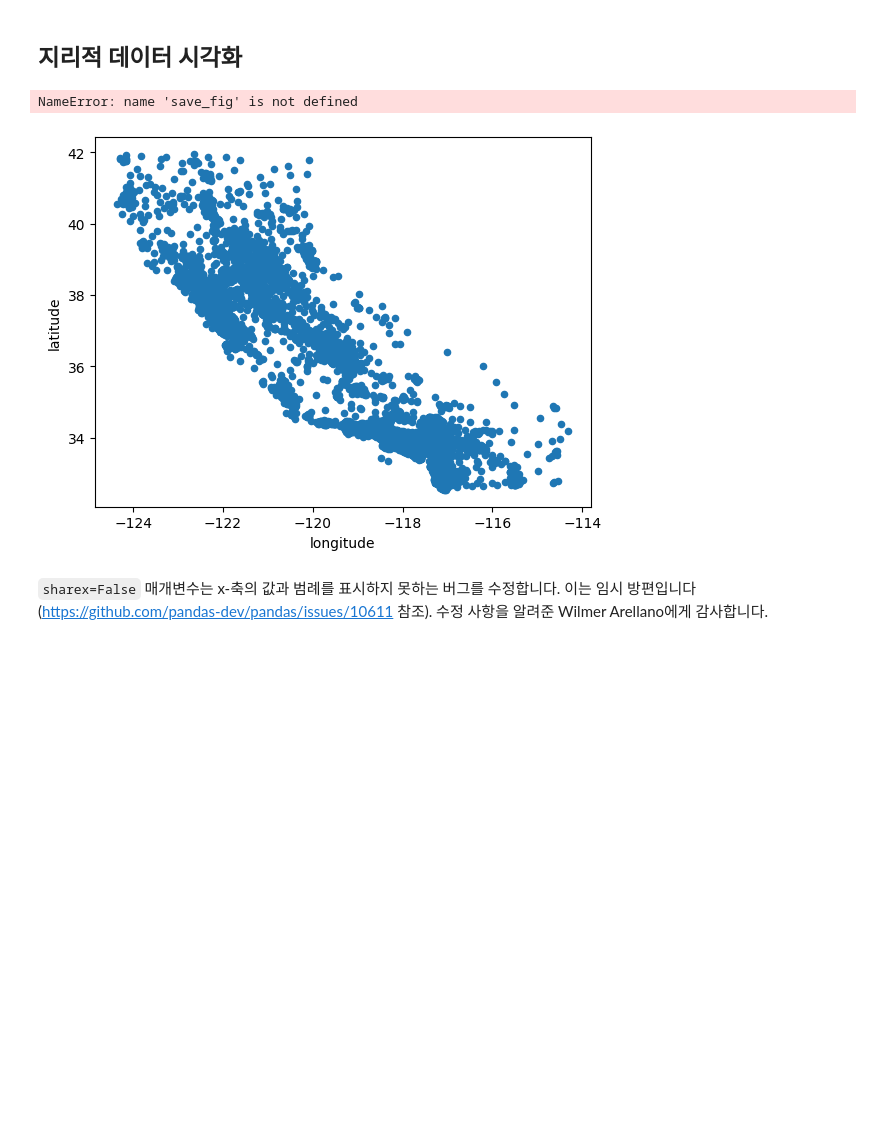
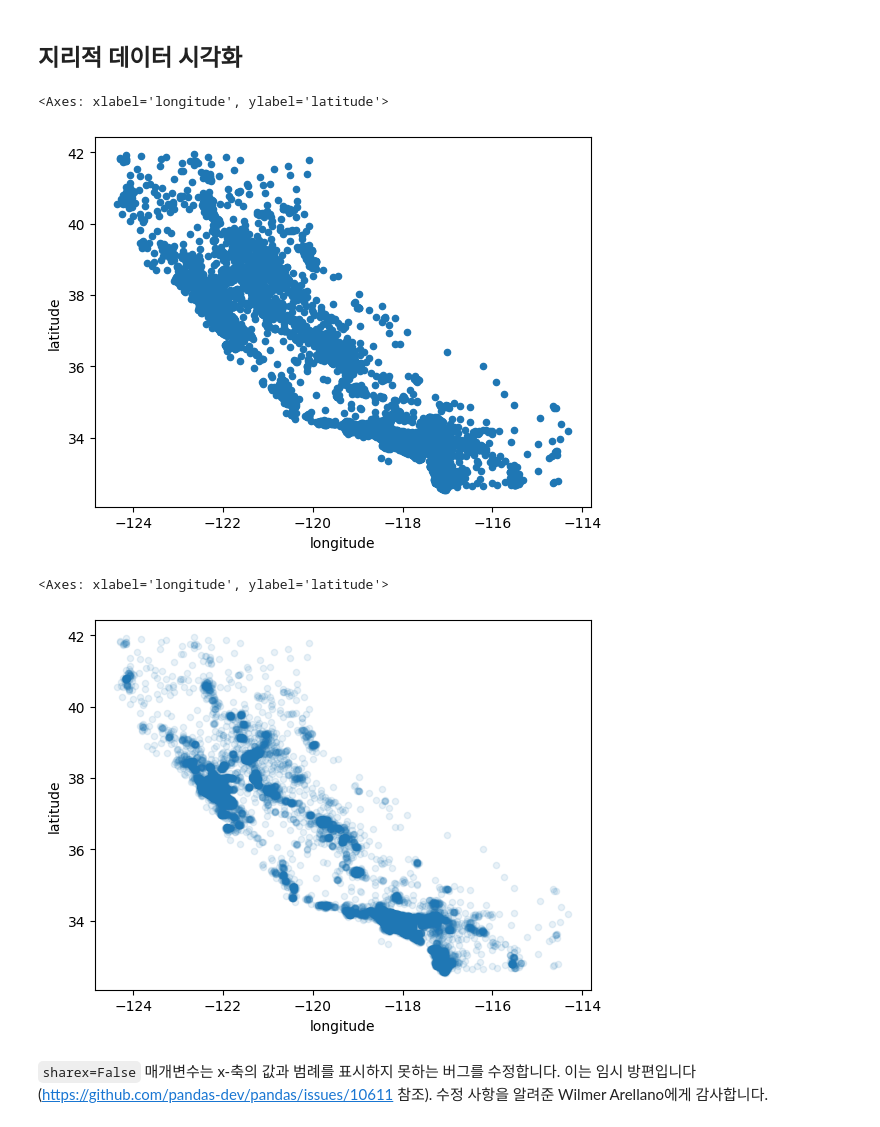
Before and after one commit to 2024603039/2026_exercise_1, a Jupyter notebook: 02_end_to_end_machine_learning_project.ipynb, the cells around one changed output. Saved outputs shown, nothing was run; the diff lists cells and outputs as text; code cells hidden in the pictures; blank space fills up the shorter version.

```diff
--- a/02_end_to_end_machine_learning_project.ipynb
+++ b/02_end_to_end_machine_learning_project.ipynb
@@ -440,13 +284,16 @@ housing = strat_train_set.copy()
 ## 지리적 데이터 시각화
 # %%
 housing.plot(kind="scatter", x="longitude", y="latitude")
-save_fig("bad_visualization_plot")
+#save_fig("bad_visualization_plot")
 # %% [output]
-NameError: name 'save_fig' is not defined
+<Axes: xlabel='longitude', ylabel='latitude'>
 [figure]
 # %%
 housing.plot(kind="scatter", x="longitude", y="latitude", alpha=0.1)
-save_fig("better_visualization_plot")
+##save_fig("better_visualization_plot")
+# %% [output]
+<Axes: xlabel='longitude', ylabel='latitude'>
+[figure, added]
 # %% [markdown]
 `sharex=False` 매개변수는 x-축의 값과 범례를 표시하지 못하는 버그를 수정합니다. 이는 임시 방편입니다(https://github.com/pandas-dev/pandas/issues/10611 참조). 수정 사항을 알려준 Wilmer Arellano에게 감사합니다.
 # %%
```
Also changed, not shown: parts of 118 cells of this notebook.
